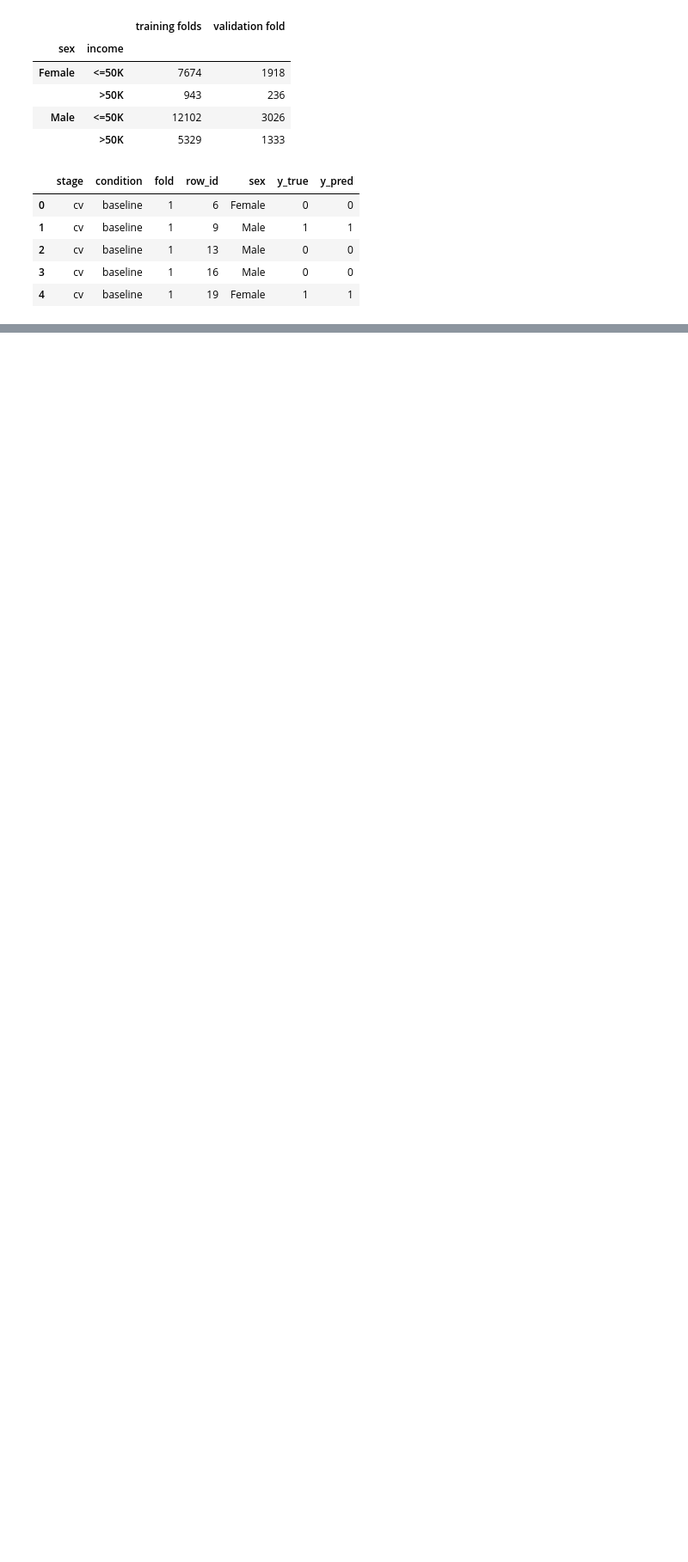
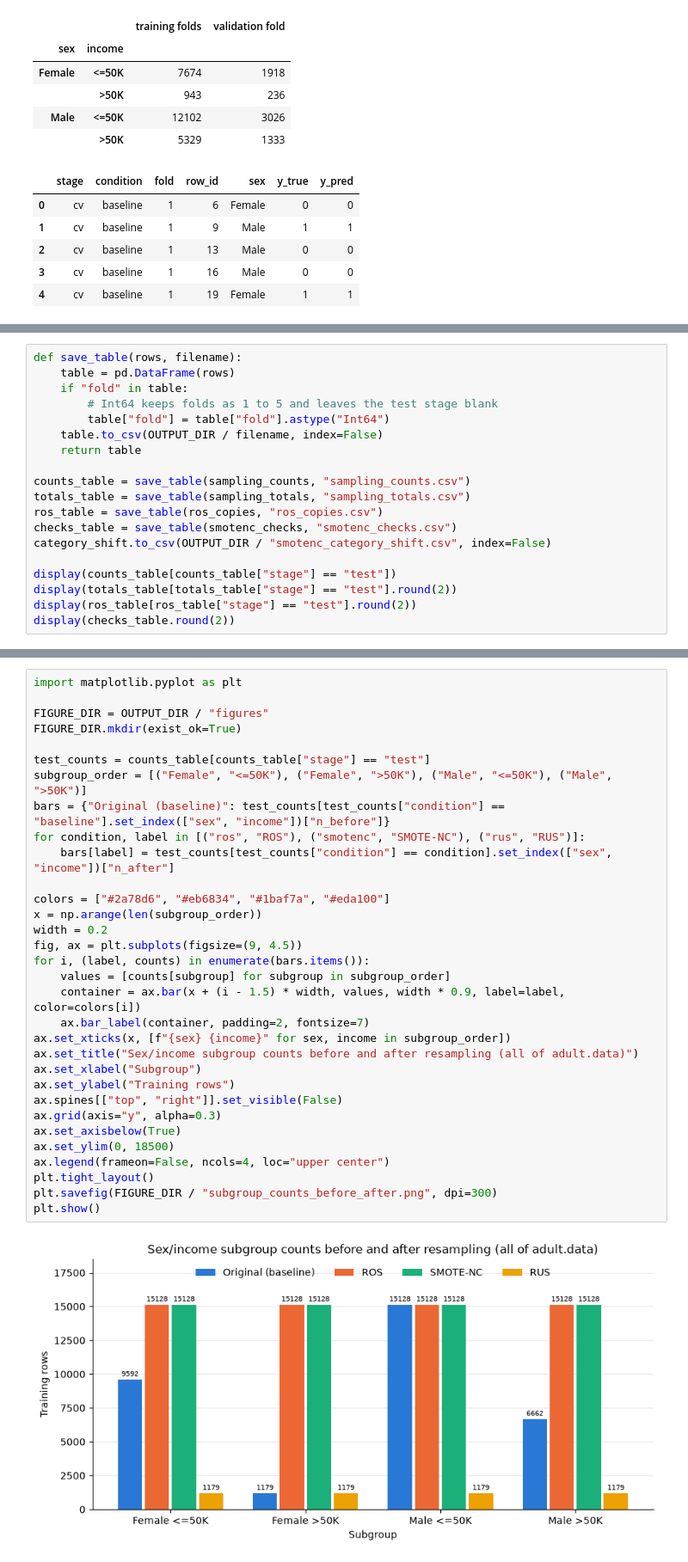
Before and after one commit to jessicabrinegar/data-mining-project, a Jupyter notebook: Phase3_EDA_Brinegar.ipynb, the cells around one changed output, grey strips where cells are left out. Shown at 86% size. Saved outputs shown, nothing was run; the diff lists cells and outputs as text; blank space fills up the shorter version.

```diff
--- a/Phase3_EDA_Brinegar.ipynb
+++ b/Phase3_EDA_Brinegar.ipynb
@@ -1071,0 +1352,19 @@ display(baseline_fold1.head())
+# %%
+def save_table(rows, filename):
+    table = pd.DataFrame(rows)
+    if "fold" in table:
+        # Int64 keeps folds as 1 to 5 and leaves the test stage blank
+        table["fold"] = table["fold"].astype("Int64")
+    table.to_csv(OUTPUT_DIR / filename, index=False)
+    return table
+
+counts_table = save_table(sampling_counts, "sampling_counts.csv")
+totals_table = save_table(sampling_totals, "sampling_totals.csv")
+ros_table = save_table(ros_copies, "ros_copies.csv")
+checks_table = save_table(smotenc_checks, "smotenc_checks.csv")
+category_shift.to_csv(OUTPUT_DIR / "smotenc_category_shift.csv", index=False)
+
+display(counts_table[counts_table["stage"] == "test"])
+display(totals_table[totals_table["stage"] == "test"].round(2))
+display(ros_table[ros_table["stage"] == "test"].round(2))
+display(checks_table.round(2))
@@ -1071,0 +1538,34 @@ display(baseline_fold1.head())
+# %%
+import matplotlib.pyplot as plt
+
+FIGURE_DIR = OUTPUT_DIR / "figures"
+FIGURE_DIR.mkdir(exist_ok=True)
+
+test_counts = counts_table[counts_table["stage"] == "test"]
+subgroup_order = [("Female", "<=50K"), ("Female", ">50K"), ("Male", "<=50K"), ("Male", ">50K")]
+bars = {"Original (baseline)": test_counts[test_counts["condition"] == "baseline"].set_index(["sex", "income"])["n_before"]}
+for condition, label in [("ros", "ROS"), ("smotenc", "SMOTE-NC"), ("rus", "RUS")]:
+    bars[label] = test_counts[test_counts["condition"] == condition].set_index(["sex", "income"])["n_after"]
+
+colors = ["#2a78d6", "#eb6834", "#1baf7a", "#eda100"]
+x = np.arange(len(subgroup_order))
+width = 0.2
+fig, ax = plt.subplots(figsize=(9, 4.5))
+for i, (label, counts) in enumerate(bars.items()):
+    values = [counts[subgroup] for subgroup in subgroup_order]
+    container = ax.bar(x + (i - 1.5) * width, values, width * 0.9, label=label, color=colors[i])
+    ax.bar_label(container, padding=2, fontsize=7)
+ax.set_xticks(x, [f"{sex} {income}" for sex, income in subgroup_order])
+ax.set_title("Sex/income subgroup counts before and after resampling (all of adult.data)")
+ax.set_xlabel("Subgroup")
+ax.set_ylabel("Training rows")
+ax.spines[["top", "right"]].set_visible(False)
+ax.grid(axis="y", alpha=0.3)
+ax.set_axisbelow(True)
+ax.set_ylim(0, 18500)
+ax.legend(frameon=False, ncols=4, loc="upper center")
+plt.tight_layout()
+plt.savefig(FIGURE_DIR / "subgroup_counts_before_after.png", dpi=300)
+plt.show()
+# %% [output]
+[figure, added]
```
Also changed, not shown: parts of 23 cells of this notebook, 12 other files.
